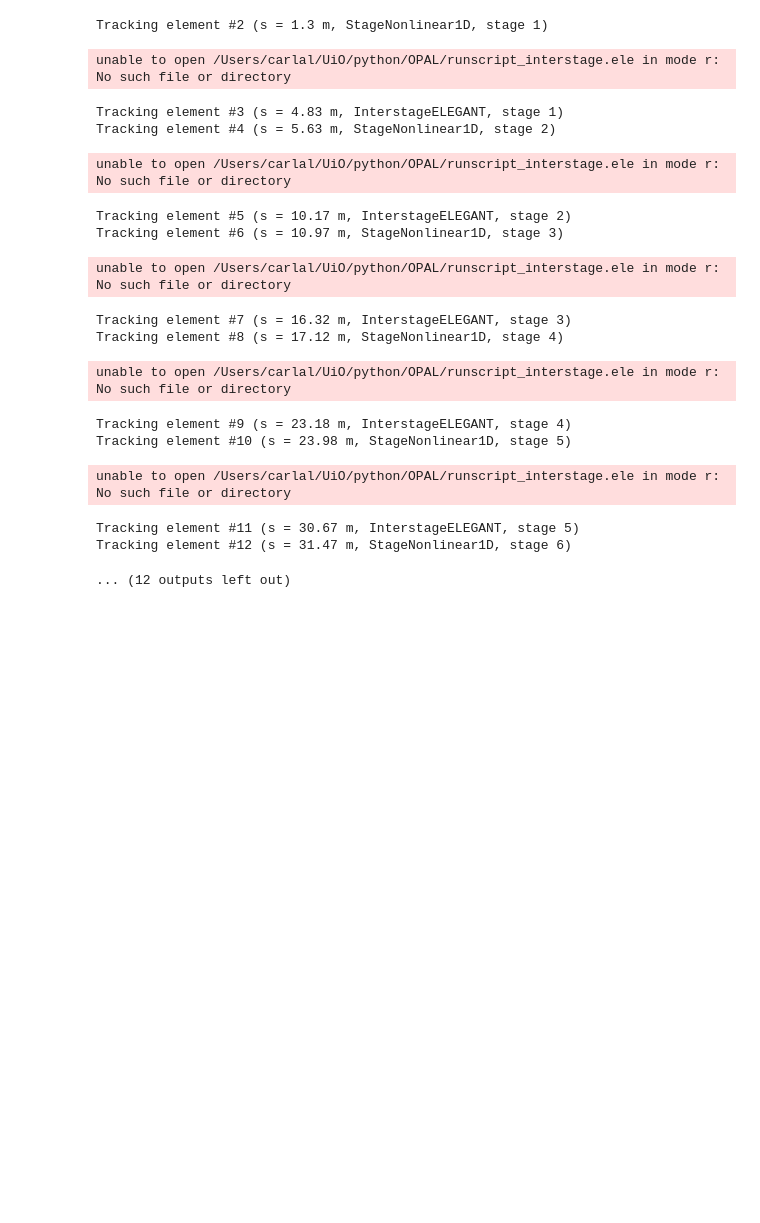
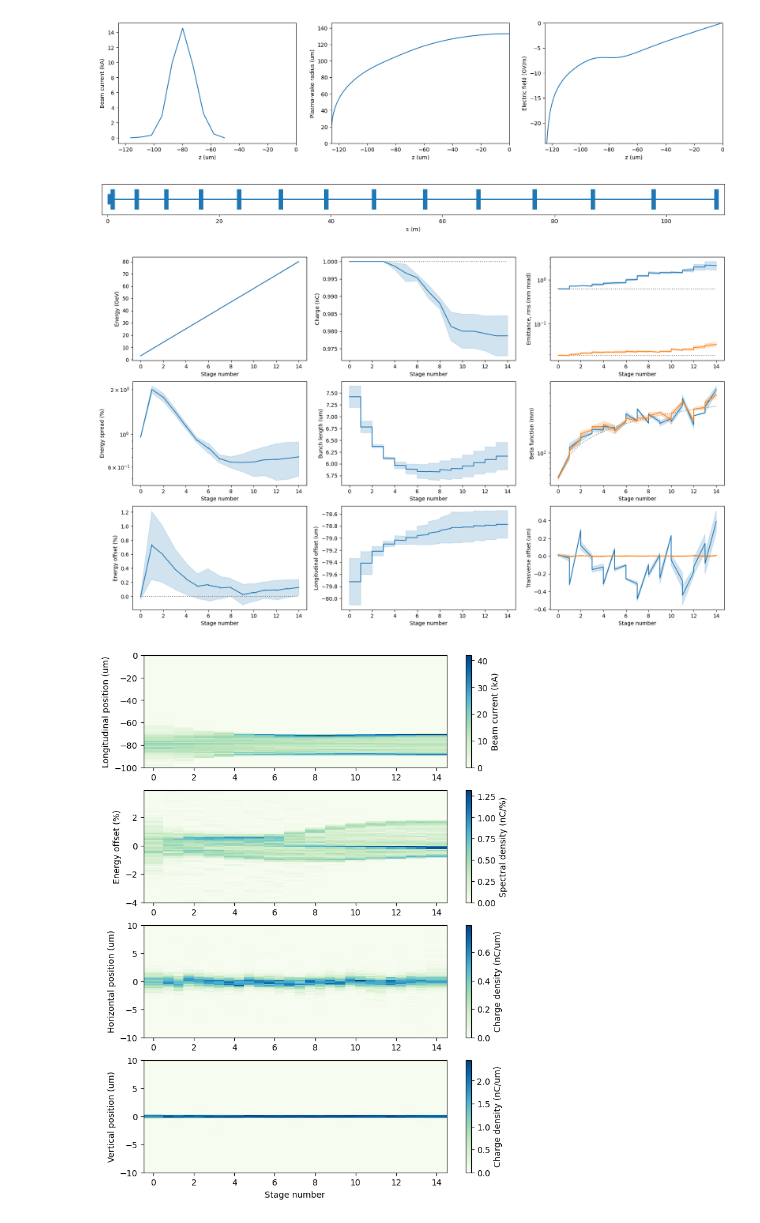
Before and after one commit to abel-framework/ABEL, a Jupyter notebook: examples/multistage_nonlinear_elegant.ipynb, the cells around one changed output. Drawn from its saved outputs; the diff is of its cells as text; code cells hidden in the pictures; blank space fills up the shorter version.

```diff
--- a/examples/multistage_nonlinear_elegant.ipynb
+++ b/examples/multistage_nonlinear_elegant.ipynb
@@ -33,10 +33,10 @@ interstage.Bdip = 0.5 # [T]
 interstage.Ldip = lambda E: 0.8 * np.sqrt(E/10e9) # [m(eV)]
 
 # define linac
-linac = Linac(source, stage, interstage, 10)
+linac = Linac(source, stage, interstage, 14)
 
 # track particles
-linac.run("multistage")
+linac.run("higgs", shots=3, overwrite=False)
 
 # plot survery and beam evolution
 stage.plotWakefield(source.track())
@@ -48,17 +51,4 @@ Tracking element #1 (s = 0.5 m, SourceBasic, stage 0)
-Tracking element #2 (s = 1.3 m, StageNonlinear1D, stage 1)
-unable to open /Users/carlal/UiO/python/OPAL/runscript_interstage.ele in mode r: No such file or directory
-Tracking element #3 (s = 4.83 m, InterstageELEGANT, stage 1)
-Tracking element #4 (s = 5.63 m, StageNonlinear1D, stage 2)
-unable to open /Users/carlal/UiO/python/OPAL/runscript_interstage.ele in mode r: No such file or directory
-Tracking element #5 (s = 10.17 m, InterstageELEGANT, stage 2)
-Tracking element #6 (s = 10.97 m, StageNonlinear1D, stage 3)
-unable to open /Users/carlal/UiO/python/OPAL/runscript_interstage.ele in mode r: No such file or directory
-Tracking element #7 (s = 16.32 m, InterstageELEGANT, stage 3)
-Tracking element #8 (s = 17.12 m, StageNonlinear1D, stage 4)
-unable to open /Users/carlal/UiO/python/OPAL/runscript_interstage.ele in mode r: No such file or directory
-Tracking element #9 (s = 23.18 m, InterstageELEGANT, stage 4)
-Tracking element #10 (s = 23.98 m, StageNonlinear1D, stage 5)
-unable to open /Users/carlal/UiO/python/OPAL/runscript_interstage.ele in mode r: No such file or directory
-Tracking element #11 (s = 30.67 m, InterstageELEGANT, stage 5)
-Tracking element #12 (s = 31.47 m, StageNonlinear1D, stage 6)
-... (12 outputs left out)
+[figure, added]
+[figure, added]
+[figure, added]
+[figure, added]
```
Also changed, not shown: parts of 1 cell of this notebook, 10 other files.
